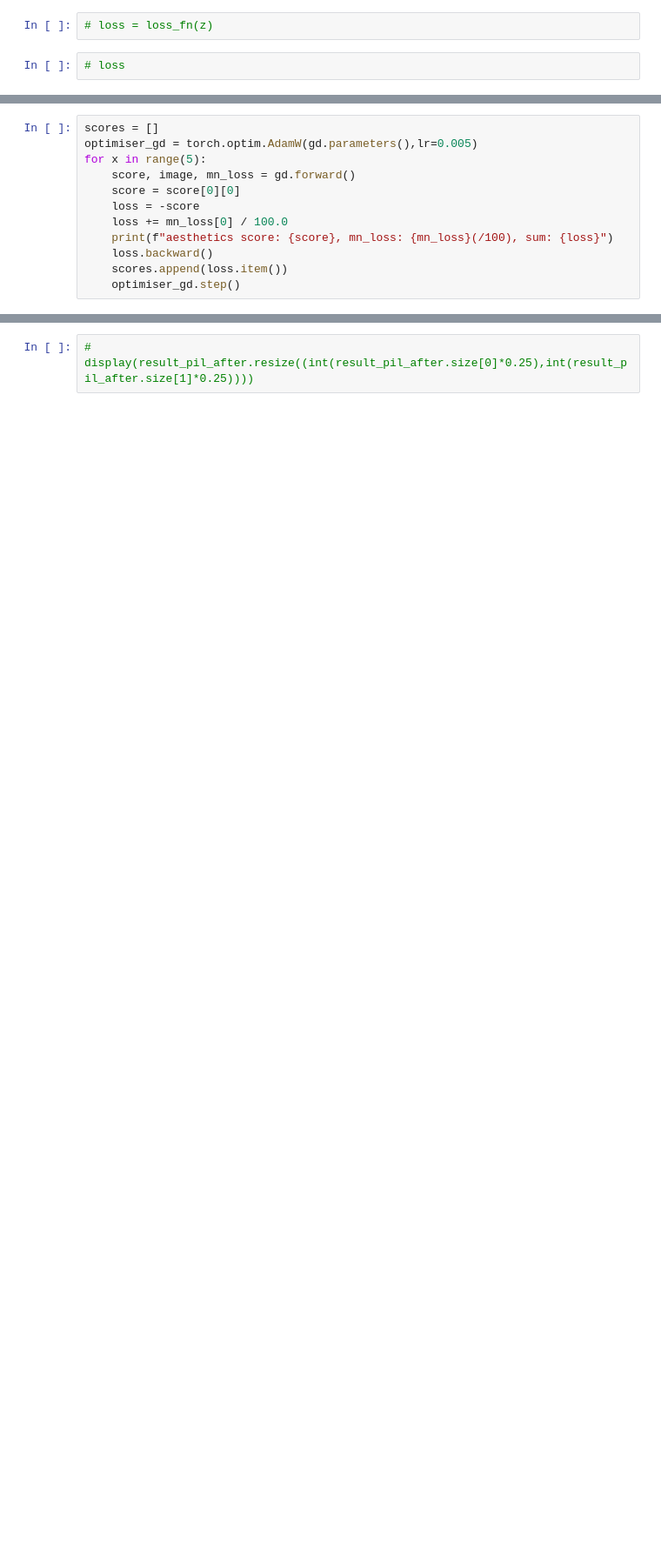
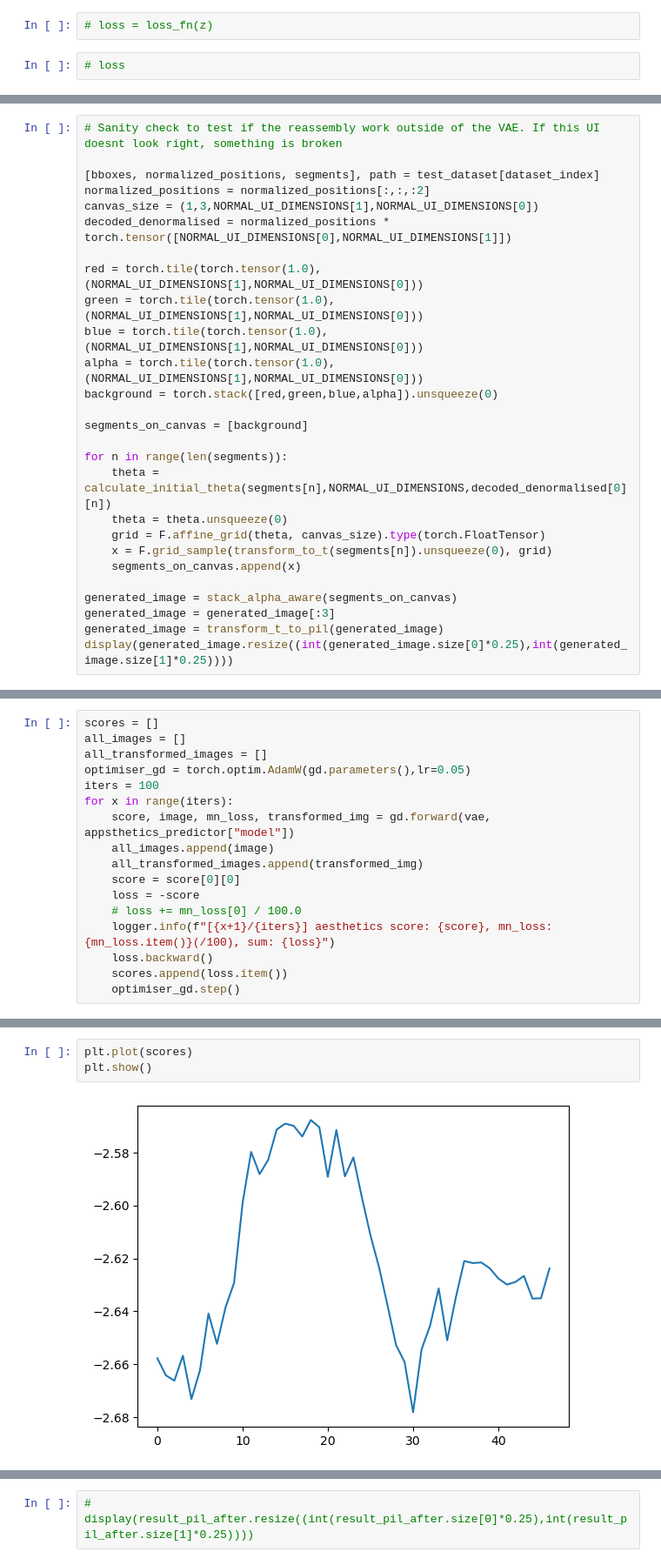
Before and after one commit to mowoe/bachelorthesis, a Jupyter notebook: 18_training_a_vae.ipynb, the cells around one changed output, grey strips where cells are left out. Shown at 87% size. Saved outputs shown, nothing was run; the diff lists cells and outputs as text; blank space fills up the shorter version.

```diff
--- a/18_training_a_vae.ipynb
+++ b/18_training_a_vae.ipynb
@@ -639,0 +800,27 @@ display(result_pil_before.resize((int(result_pil_before.size[0]*0.25),int(result
+# %%
+# Sanity check to test if the reassembly work outside of the VAE. If this UI doesnt look right, something is broken
+
+[bboxes, normalized_positions, segments], path = test_dataset[dataset_index]
+normalized_positions = normalized_positions[:,:,:2]
+canvas_size = (1,3,NORMAL_UI_DIMENSIONS[1],NORMAL_UI_DIMENSIONS[0])
+decoded_denormalised = normalized_positions * torch.tensor([NORMAL_UI_DIMENSIONS[0],NORMAL_UI_DIMENSIONS[1]])
+
+red = torch.tile(torch.tensor(1.0),(NORMAL_UI_DIMENSIONS[1],NORMAL_UI_DIMENSIONS[0]))
+green = torch.tile(torch.tensor(1.0),(NORMAL_UI_DIMENSIONS[1],NORMAL_UI_DIMENSIONS[0]))
+blue = torch.tile(torch.tensor(1.0),(NORMAL_UI_DIMENSIONS[1],NORMAL_UI_DIMENSIONS[0]))
+alpha = torch.tile(torch.tensor(1.0),(NORMAL_UI_DIMENSIONS[1],NORMAL_UI_DIMENSIONS[0]))
+background = torch.stack([red,green,blue,alpha]).unsqueeze(0)
+
+segments_on_canvas = [background]
+
+for n in range(len(segments)):
+    theta = calculate_initial_theta(segments[n],NORMAL_UI_DIMENSIONS,decoded_denormalised[0][n])
+    theta = theta.unsqueeze(0)
+    grid = F.affine_grid(theta, canvas_size).type(torch.FloatTensor)
+    x = F.grid_sample(transform_to_t(segments[n]).unsqueeze(0), grid)
+    segments_on_canvas.append(x)
+
+generated_image = stack_alpha_aware(segments_on_canvas)
+generated_image = generated_image[:3]
+generated_image = transform_t_to_pil(generated_image)
+display(generated_image.resize((int(generated_image.size[0]*0.25),int(generated_image.size[1]*0.25))))
@@ -640,12 +829,17 @@ display(result_pil_before.resize((int(result_pil_before.size[0]*0.25),int(result
 # %%
 scores = []
-optimiser_gd = torch.optim.AdamW(gd.parameters(),lr=0.005)
-for x in range(5):
-    score, image, mn_loss = gd.forward()
+all_images = []
+all_transformed_images = []
+optimiser_gd = torch.optim.AdamW(gd.parameters(),lr=0.05)
+iters = 100
+for x in range(iters):
+    score, image, mn_loss, transformed_img = gd.forward(vae, appsthetics_predictor["model"])
+    all_images.append(image)
+    all_transformed_images.append(transformed_img)
     score = score[0][0]
     loss = -score
-    loss += mn_loss[0] / 100.0
-    print(f"aesthetics score: {score}, mn_loss: {mn_loss}(/100), sum: {loss}")
+    # loss += mn_loss[0] / 100.0
+    logger.info(f"[{x+1}/{iters}] aesthetics score: {score}, mn_loss: {mn_loss.item()}(/100), sum: {loss}")
     loss.backward()
     scores.append(loss.item())
     optimiser_gd.step()
@@ -658 +865,6 @@ aesthetics score: 289.78228759765625, mn_loss: tensor([50.7008], grad_fn=<NegBac
+# %%
+plt.plot(scores)
+plt.show()
+# %% [output]
+[figure, added]
 # %%
```
Also changed, not shown: parts of 68 cells of this notebook, 1 other file.
